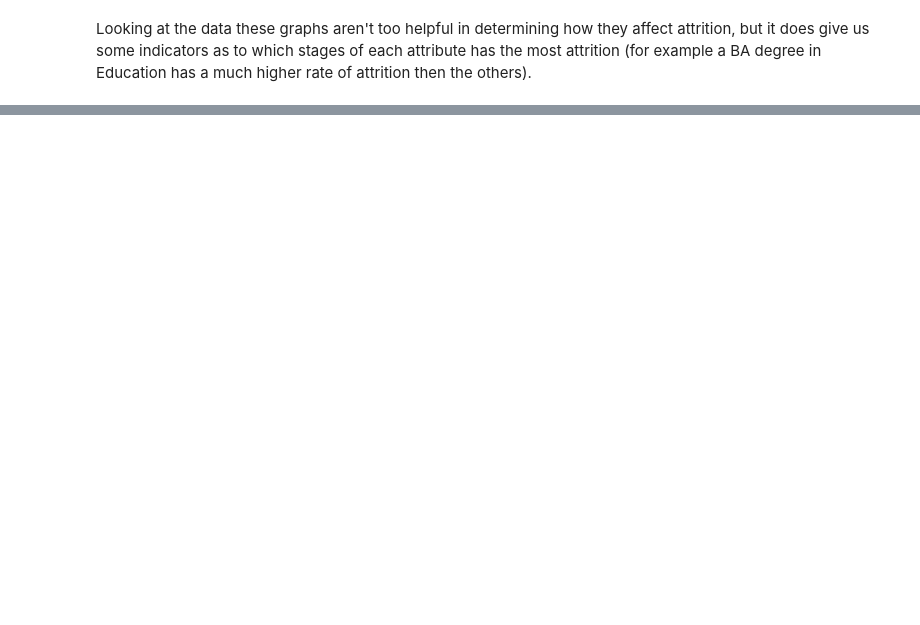
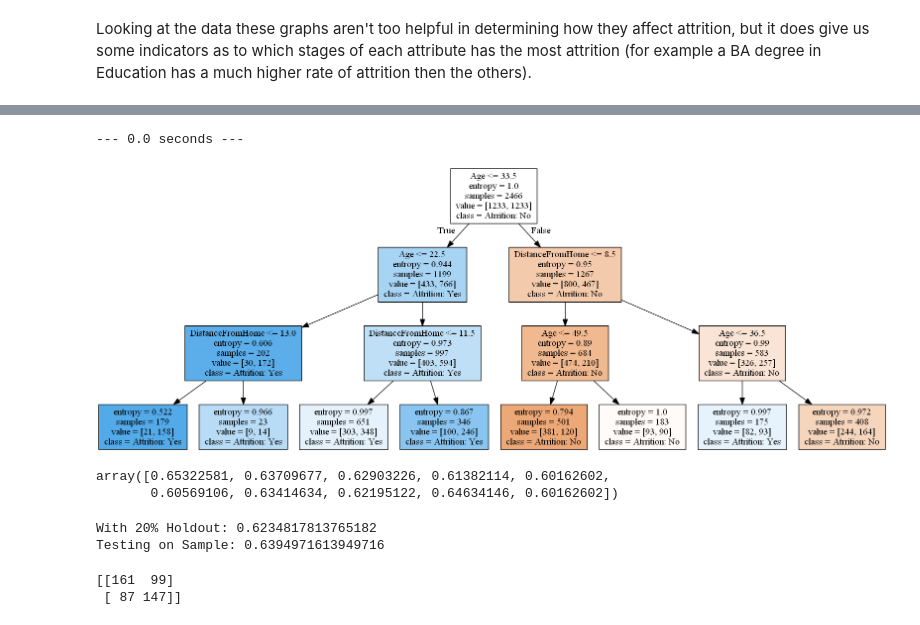
Before and after one commit to firfe/DataScience, a Jupyter notebook: Unit 3 Deeper Supervised Learning/Decision Tree vs Random Tree.ipynb, the cells around one changed output, grey strips where cells are left out. Saved outputs shown, nothing was run; the diff lists cells and outputs as text; code cells hidden in the pictures; blank space fills up the shorter version.

```diff
--- a/Unit 3 Deeper Supervised Learning/Decision Tree vs Random Tree.ipynb
+++ b/Unit 3 Deeper Supervised Learning/Decision Tree vs Random Tree.ipynb
@@ -107,0 +292,50 @@ Here we will start exploring different feature selection models to test how effe
+# %%
+import warnings
+warnings.simplefilter(action='ignore', category=FutureWarning)
+
+import time
+start_time = time.time()
+print("--- %s seconds ---" % (time.time() - start_time))
+
+#This initiates the DecisionTreeClassifier with the attributes that we want
+skb_decision_tree = tree.DecisionTreeClassifier(
+    criterion='entropy',
+    max_features = 3, #Use the 3 features in SKB
+    max_depth = 3 #Tree goes 3 branches down
+)
+#Fits the decisiontree onto the data
+skb_decision_tree.fit(skb_data,target)
+
+dot_data = tree.export_graphviz(
+    skb_decision_tree, out_file=None,
+    feature_names=skb_data.columns,
+    class_names=['Atrrition: No', 'Attrition: Yes'],
+    filled=True
+)
+graph = pydotplus.graph_from_dot_data(dot_data)
+Image(graph.create_png())
+# %% [output]
+--- 0.0 seconds ---
+[figure, added]
+# %%
+from sklearn.model_selection import cross_val_score
+cross_val_score(skb_decision_tree, skb_data, target, cv=10)
+# %% [output]
+array([0.65322581, 0.63709677, 0.62903226, 0.61382114, 0.60162602,
+       0.60569106, 0.63414634, 0.62195122, 0.64634146, 0.60162602])
+# %%
+from sklearn.model_selection import train_test_split
+skb_X_train, skb_X_test, skb_y_train, skb_y_test = train_test_split(skb_data, target, test_size=0.2, random_state=20)
+print('With 20% Holdout: ' + str(skb_decision_tree.fit(skb_X_train, skb_y_train).score(skb_X_test, skb_y_test)))
+print('Testing on Sample: ' + str(skb_decision_tree.fit(skb_data, target).score(skb_data, target)))
+# %% [output]
+With 20% Holdout: 0.6234817813765182
+Testing on Sample: 0.6394971613949716
+# %%
+skb_y_pred = skb_decision_tree.fit(skb_X_train, skb_y_train).predict(skb_X_test)
+from sklearn.metrics import confusion_matrix
+skb_cnf_matrix = confusion_matrix(skb_y_test, skb_y_pred)
+print(skb_cnf_matrix)
+# %% [output]
+[[161  99]
+ [ 87 147]]
```
Also changed, not shown: parts of 46 cells of this notebook, 1 other file.
